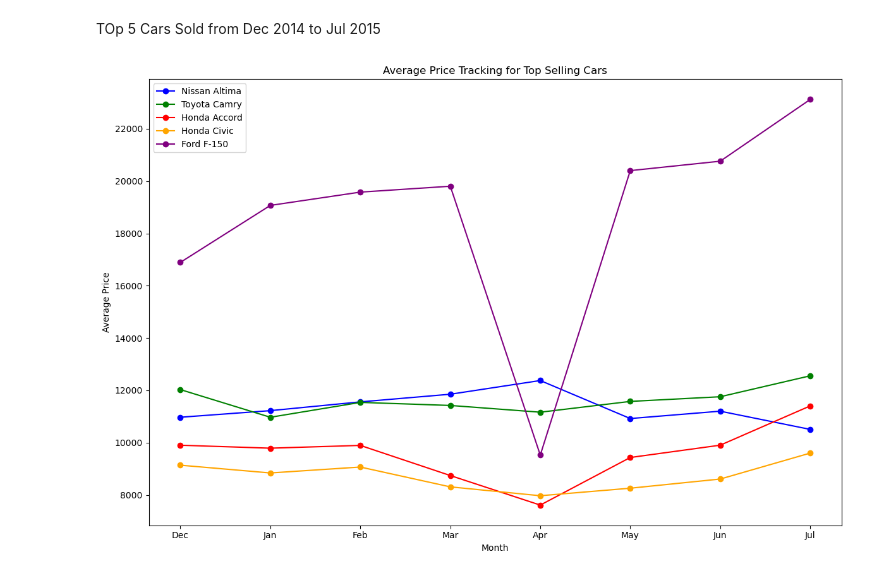
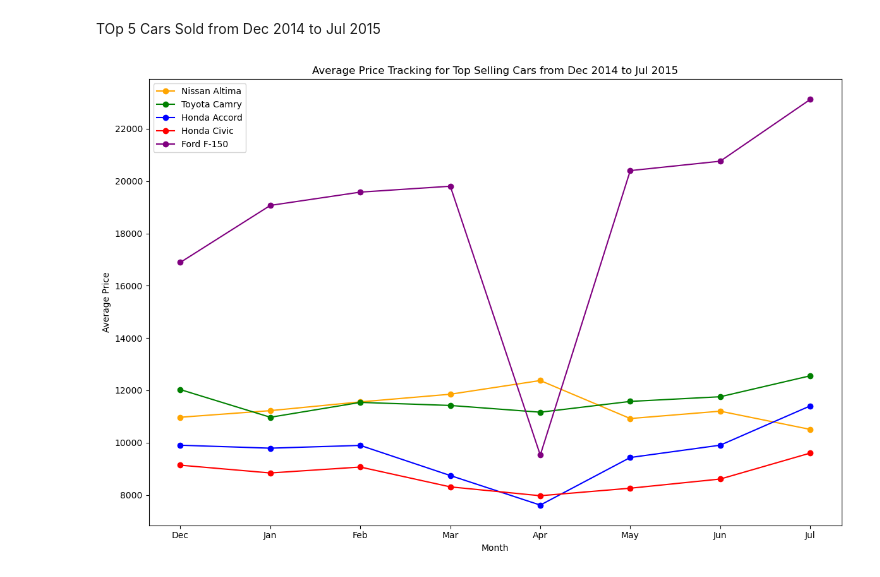
Before and after one commit to marsh52/project1, a Jupyter notebook: car_sales_analysis .ipynb, the cells around one changed output. Drawn from its saved outputs; the diff is of its cells as text; code cells hidden in the pictures.

```diff
--- a/car_sales_analysis .ipynb
+++ b/car_sales_analysis .ipynb
@@ -168,36 +171,36 @@ cars_clean_df['salesyear'] = cars_clean_df['saledate'].str.split().str[3]
 cars_clean_df['day'] = cars_clean_df['saledate'].str.split().str[2]
 # Define the custom order for months
 custom_order = ['Dec', 'Jan', 'Feb', 'Mar', 'Apr', 'May', 'Jun', 'Jul']
-colors = ['blue', 'green', 'red', 'orange', 'purple']
+colors = ['orange', 'green', 'blue', 'red', 'purple']
 # Get the first month's top selling cars
 first_month = custom_order[0]
 top_selling_cars_first_month = cars_clean_df[cars_clean_df['month'] == first_month].groupby(['make', 'model']).size().reset_index(name='number_sold')
 top_selling_cars_first_month = top_selling_cars_first_month.sort_values(by='number_sold', ascending=False).head(5)
 tracked_cars = top_selling_cars_first_month[['make', 'model']].values
 
 # Create a line plot for all tracked cars in one graph
 plt.figure(figsize=(12, 8))
 
 for i, (make, model) in enumerate(tracked_cars):
     car_data = []  # Store average price data for the car
     for month in custom_order:
         car_month_data = cars_clean_df[(cars_clean_df['month'] == month) &
                                        (cars_clean_df['make'] == make) &
                                        (cars_clean_df['model'] == model)]
         avg_price = car_month_data['sellingprice'].mean()
         car_data.append(avg_price)
 
     plt.plot(custom_order, car_data, marker='o', label=f'{make} {model}', color = colors[i])
 
 plt.xlabel('Month')
 plt.ylabel('Average Price')
-plt.title('Average Price Tracking for Top Selling Cars')
+plt.title('Average Price Tracking for Top Selling Cars from Dec 2014 to Jul 2015')
 plt.legend()
 plt.tight_layout()
 
 # Save the figure as a PNG file
 plt.savefig('Output/all_tracked_cars_avg_price_tracking.png')
 
 plt.show()
 # %% [output]
-[figure, old version]
+[figure, new version]
```
Also changed, not shown: parts of 2 cells of this notebook, 3 other files.
